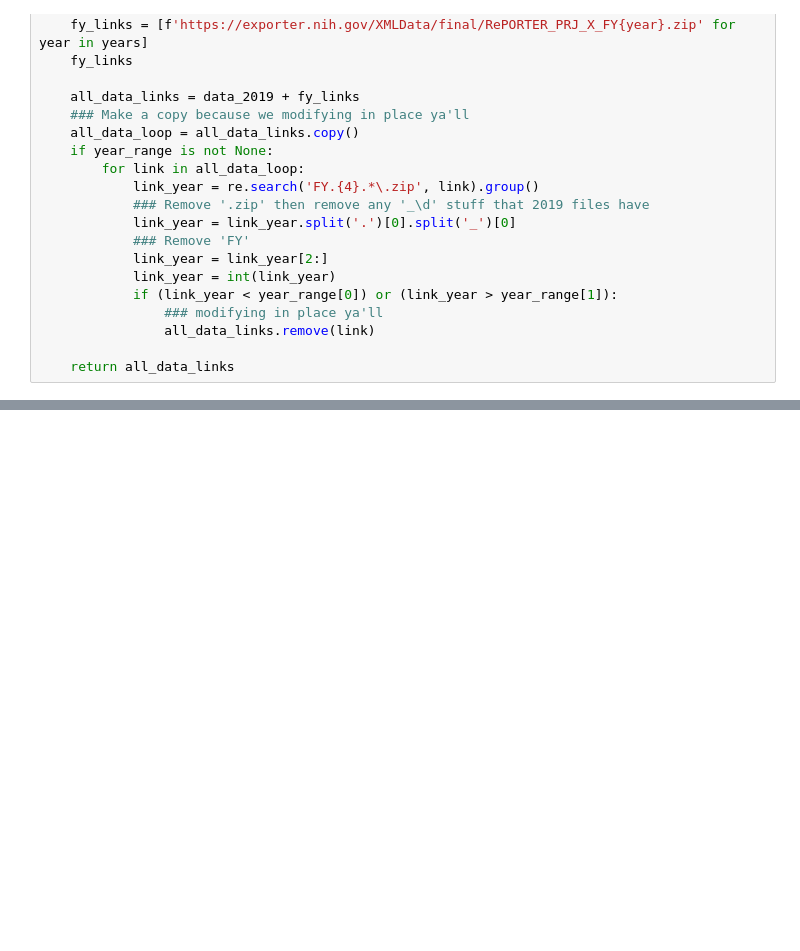
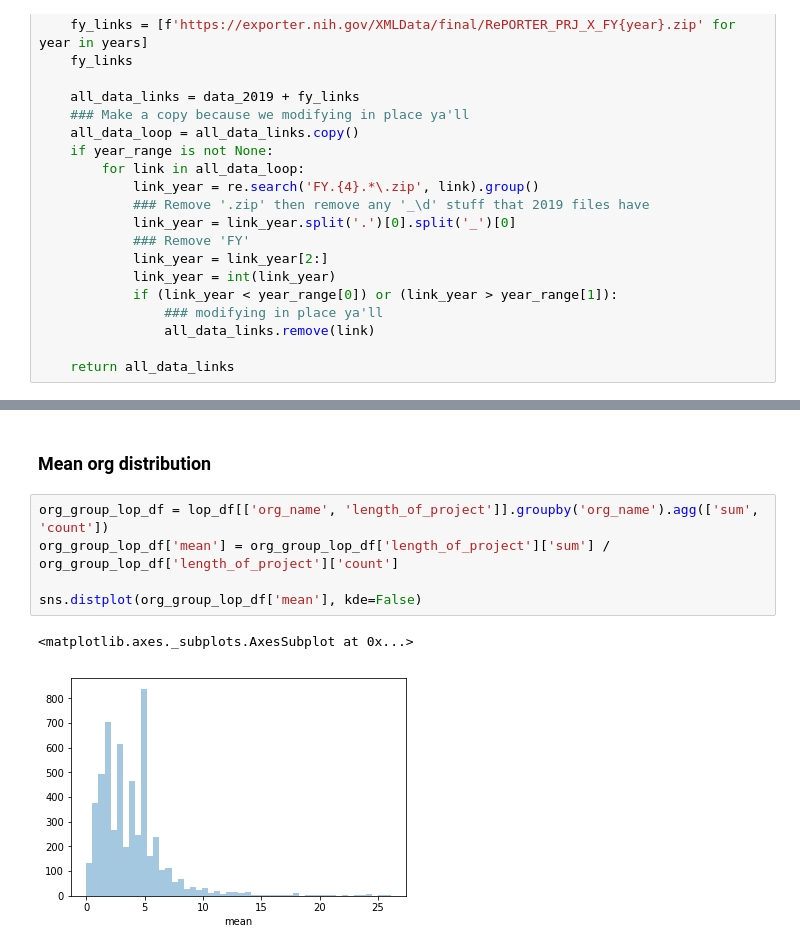
Before and after one commit to mrtoronto/nih_project_data, a Jupyter notebook: get_nih_data.ipynb, the cells around one changed output, grey strips where cells are left out. Drawn from its saved outputs; the diff is of its cells as text; blank space fills up the shorter version.

```diff
--- a/get_nih_data.ipynb
+++ b/get_nih_data.ipynb
@@ -115,0 +150,10 @@ Index(['application_id', 'activity', 'administering_ic', 'application_type',
+# %% [markdown]
+### Mean org distribution
+# %%
+org_group_lop_df = lop_df[['org_name', 'length_of_project']].groupby('org_name').agg(['sum', 'count'])
+org_group_lop_df['mean'] = org_group_lop_df['length_of_project']['sum'] / org_group_lop_df['length_of_project']['count']
+
+sns.distplot(org_group_lop_df['mean'], kde=False)
+# %% [output]
+<matplotlib.axes._subplots.AxesSubplot at 0x...>
+[figure, added]
```
Also changed, not shown: parts of 26 cells of this notebook.
